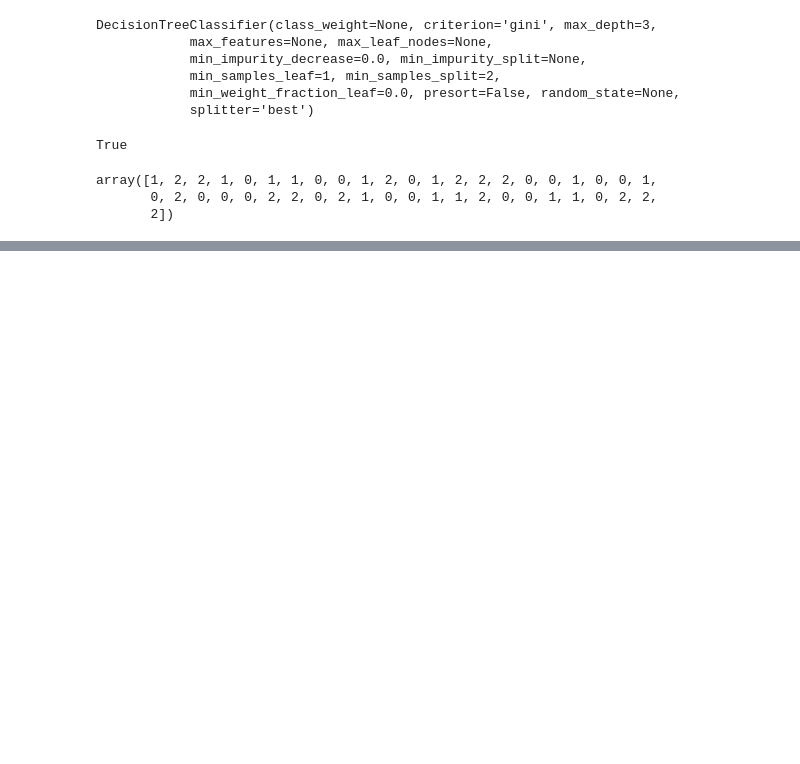
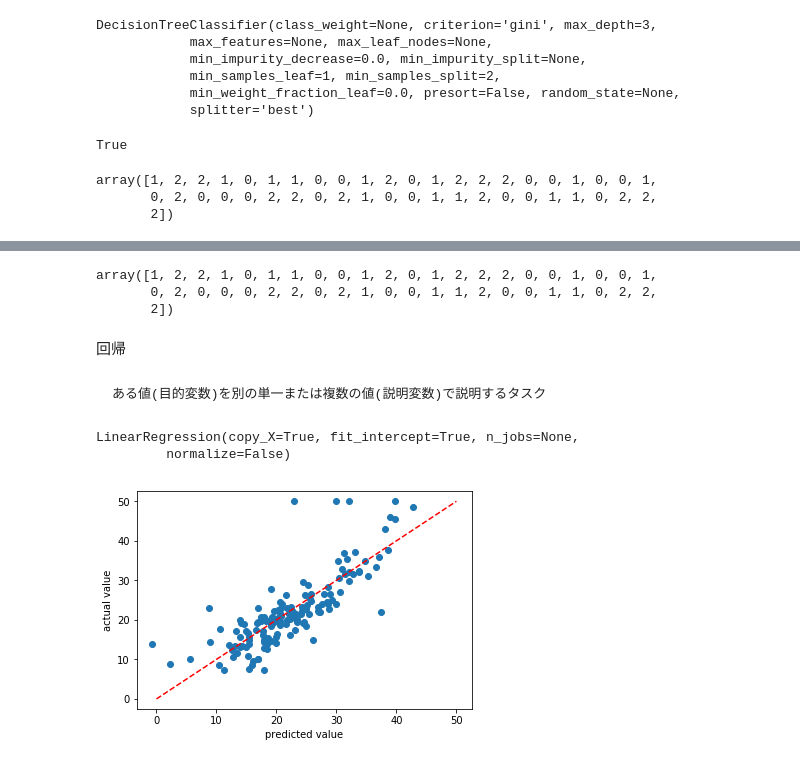
Before and after one commit to its1b3g-kteam/tsubaki_work, a Jupyter notebook: インプット/教科書/Chap4_sklearn.ipynb, the cells around one changed output, grey strips where cells are left out. Drawn from its saved outputs; the diff is of its cells as text; code cells hidden in the pictures; blank space fills up the shorter version.

```diff
--- a/インプット/教科書/Chap4_sklearn.ipynb
+++ b/インプット/教科書/Chap4_sklearn.ipynb
@@ -382,0 +390,55 @@ array([1, 2, 2, 1, 0, 1, 1, 0, 0, 1, 2, 0, 1, 2, 2, 2, 0, 0, 1, 0, 0, 1,
+# %%
+from sklearn.ensemble import RandomForestClassifier
+#ランダムフォレストをインスタンス化する
+forest = RandomForestClassifier(n_estimators = 100,random_state=123)
+
+#学習
+forest.fit(X_train,y_train)
+
+#予測
+y_pred = forest.predict(X_test)
+y_pred
+# %% [output]
+array([1, 2, 2, 1, 0, 1, 1, 0, 0, 1, 2, 0, 1, 2, 2, 2, 0, 0, 1, 0, 0, 1,
+       0, 2, 0, 0, 0, 2, 2, 0, 2, 1, 0, 0, 1, 1, 2, 0, 0, 1, 1, 0, 2, 2,
+       2])
+# %% [markdown]
+回帰
+# %% [markdown]
+    ある値(目的変数)を別の単一または複数の値(説明変数)で説明するタスク
+# %%
+from sklearn.linear_model import LinearRegression
+from sklearn.datasets import load_boston
+from sklearn.model_selection import train_test_split
+
+#Bostonデータセットを読み込む
+boston = load_boston()
+X,y = boston.data,boston.target
+
+#学習データとテストデータセットに分割
+X_train,X_test,y_train,y_test = train_test_split(X,y,test_size = 0.3,random_state=123)
+
+#線形回帰をインスタンス化
+lr = LinearRegression()
+
+#学習
+lr.fit(X_train,y_train)
+# %% [output]
+LinearRegression(copy_X=True, fit_intercept=True, n_jobs=None,
+         normalize=False)
+# %%
+#予測
+y_pred = lr.predict(X_test)
+# %%
+import matplotlib.pyplot as plt
+
+#横軸を予測値、縦軸を実績値とする散布図をプロットする
+fig,ax = plt.subplots()
+ax.scatter(y_pred,y_test)
+
+ax.plot((0,50),(0,50),linestyle="dashed",color="red")
+ax.set_xlabel("predicted value")
+ax.set_ylabel("actual value")
+plt.show()
+# %% [output]
+[figure, added]
```
Also changed, not shown: parts of 11 cells of this notebook.
